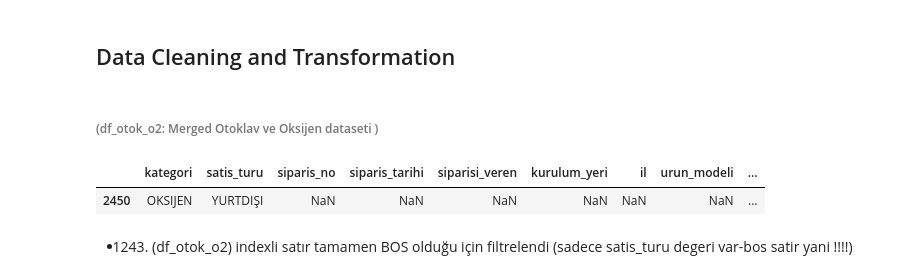
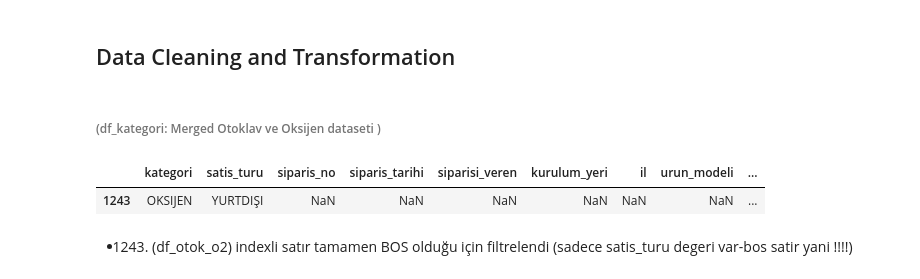
Before and after one commit to Duygu-Jones/LLM_Playground, a Jupyter notebook: 01_EDA/KATEGORILER/01_Otoklav_Oksijen/Duygu/Duygu_OTOKLAV_O2_eda-notebook.ipynb, the cells around one changed output. Saved outputs shown, nothing was run; the diff lists cells and outputs as text; code cells hidden in the pictures.

```diff
--- a/01_EDA/KATEGORILER/01_Otoklav_Oksijen/Duygu/Duygu_OTOKLAV_O2_eda-notebook.ipynb
+++ b/01_EDA/KATEGORILER/01_Otoklav_Oksijen/Duygu/Duygu_OTOKLAV_O2_eda-notebook.ipynb
@@ -77,7 +78,7 @@ warnings.filterwarnings("ignore")
 # %%
 # Dataseti kendi klasorune kopyala al ve direk okut
 
-df0 = pd.read_csv('cmerged_satis_uretim_data_27_Ekim.csv')
+df0 = pd.read_csv('all_data_merged_satis_uretim_1Kasim.csv')
 df_all = df0.copy()
 
 print(df_all.shape)
@@ -91,3 +92,11 @@ df_all.head(2)
 ### df_filtered (noKartus)
 
 - Butun kategoriler dahil - Kartus haric
+# %%
+# 'KARTUS' kategorisini filtreleyip sadece kartusta olan sütunları drop et:
+df_noKartus = df_all[df_all['kategori'] != 'KARTUS'].drop(columns=['solusyon_fatura', 'bidon_acilisi', 'aciklama'])
+
+df_filtered = df_noKartus.copy()
+
+print(df_filtered.shape)
+df_filtered.head(2)
@@ -108,8 +120,11 @@ df_filtered.head(2)
 # %%
-df_otok_o2 = df_filtered[(df_filtered['kategori'] == 'OTOKLAV') | (df_filtered['kategori'] == 'OKSIJEN')]
+df_kategori_data = df_filtered[(df_filtered['kategori'] == 'OTOKLAV') |
+                         (df_filtered['kategori'] == 'OKSIJEN')].reset_index(drop=True)
 
-print(df_otok_o2.shape)
-df_otok_o2.head(2)
+df_kategori = df_kategori_data.copy()
+
+print(df_kategori.shape)
+df_kategori.head(2)
 # %% [output]
 (1313, 15)
 |  | kategori | satis_turu | siparis_no | siparis_tarihi | siparisi_veren | kurulum_yeri | il | urun_modeli | ... |
@@ -572,14 +582,14 @@ Analiz amacı, müşteri memnuniyeti, lojistik süreçler, miktar bazlı ürün
 # %% [markdown]
 ## Data Cleaning and Transformation
 # %% [markdown]
-######  (df_otok_o2: Merged Otoklav ve Oksijen dataseti )
+######  (df_kategori: Merged Otoklav ve Oksijen dataseti )
 # %%
-df_otok_o2[df_otok_o2['siparis_no'].isnull()
-        & df_otok_o2['siparisi_veren'].isnull()
-        & df_otok_o2['siparis_tarihi'].isnull()]
+df_kategori[df_kategori['siparis_no'].isnull()
+        & df_kategori['siparisi_veren'].isnull()
+        & df_kategori['siparis_tarihi'].isnull()]
 # %% [output]
 |  | kategori | satis_turu | siparis_no | siparis_tarihi | siparisi_veren | kurulum_yeri | il | urun_modeli | ... |
-| 2450 | OKSIJEN | YURTDIŞI | NaN | NaN | NaN | NaN | NaN | NaN | ... |
+| 1243 | OKSIJEN | YURTDIŞI | NaN | NaN | NaN | NaN | NaN | NaN | ... |
 # %% [markdown]
 - 1243. (df_otok_o2) indexli satır tamamen BOS olduğu için filtrelendi (sadece satis_turu degeri var-bos satir yani !!!!)
 # %%
```
Also changed, not shown: parts of 110 cells of this notebook.
